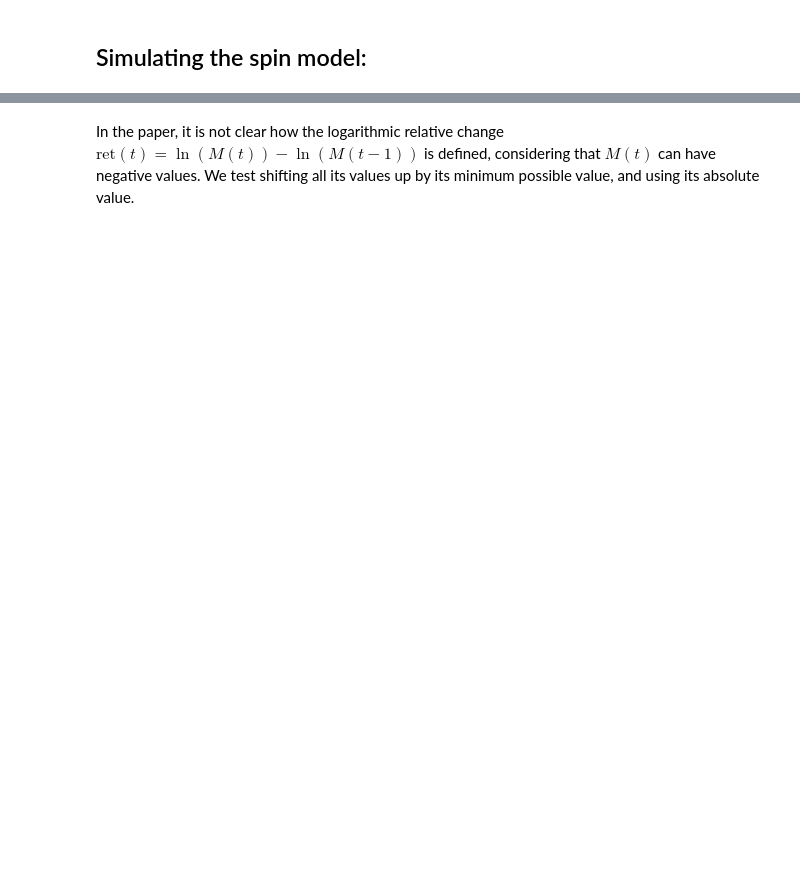
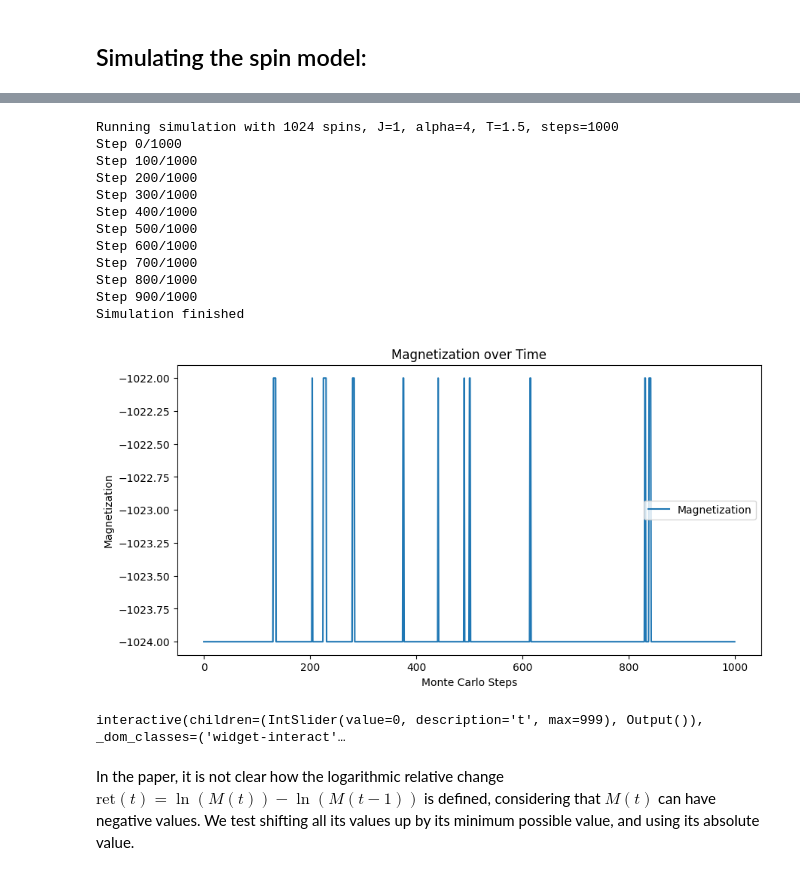
Before and after one commit to eghirardo/ising-markets, a Jupyter notebook: Code/Bornholdt.ipynb, the cells around one changed output, grey strips where cells are left out. Saved outputs shown, nothing was run; the diff lists cells and outputs as text; code cells hidden in the pictures; blank space fills up the shorter version.

```diff
--- a/Code/Bornholdt.ipynb
+++ b/Code/Bornholdt.ipynb
@@ -34,3 +46,24 @@ interactive(children=(IntSlider(value=0, description='t', max=4999), Output()),
+# %%
+resume_model = LatticeSpinMarketModel(side=side, spins = model.spin_series[-1],dim=dim, J=J, alpha=alpha, T=T, steps=1000, local_field_func=bornholdt_field)
+
+resume_model.run_simulation(verbose=True)
+resume_model.plot_magnetization(resume_model.spin_series)
+resume_model.plot_lattice(spin_series=resume_model.spin_series, interactive=True)
+# %% [output]
+Running simulation with 1024 spins, J=1, alpha=4, T=1.5, steps=1000
+Step 0/1000
+Step 100/1000
+Step 200/1000
+Step 300/1000
+Step 400/1000
+Step 500/1000
+Step 600/1000
+Step 700/1000
+Step 800/1000
+Step 900/1000
+Simulation finished
+[figure, added]
+interactive(children=(IntSlider(value=0, description='t', max=999), Output()), _dom_classes=('widget-interact'…
 # %% [markdown]
 In the paper, it is not clear how the logarithmic relative change $\text{ret}(t)=\ln(M(t))-\ln(M(t-1))$ is defined, considering that $M(t)$ can have negative values. We test shifting all its values up by its minimum possible value, and using its absolute value.
 # %%
```
Also changed, not shown: parts of 9 cells of this notebook, 8 other files.
